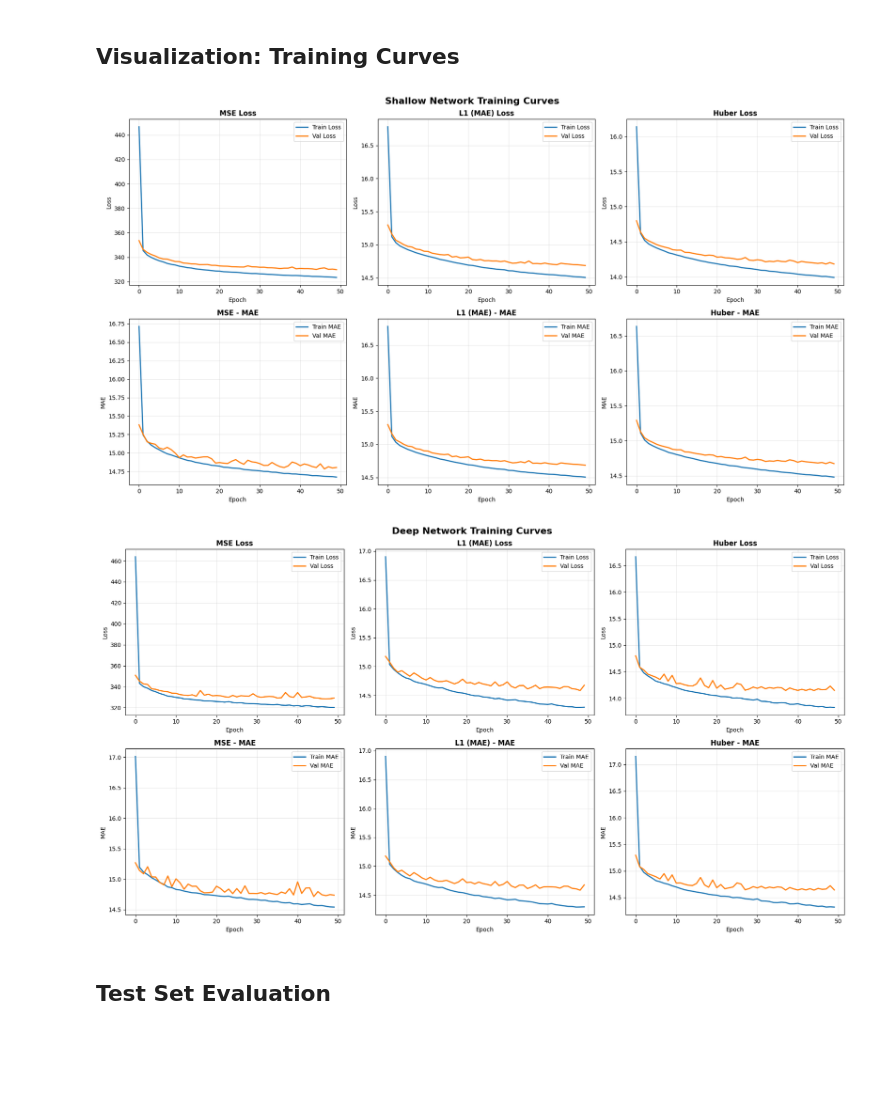
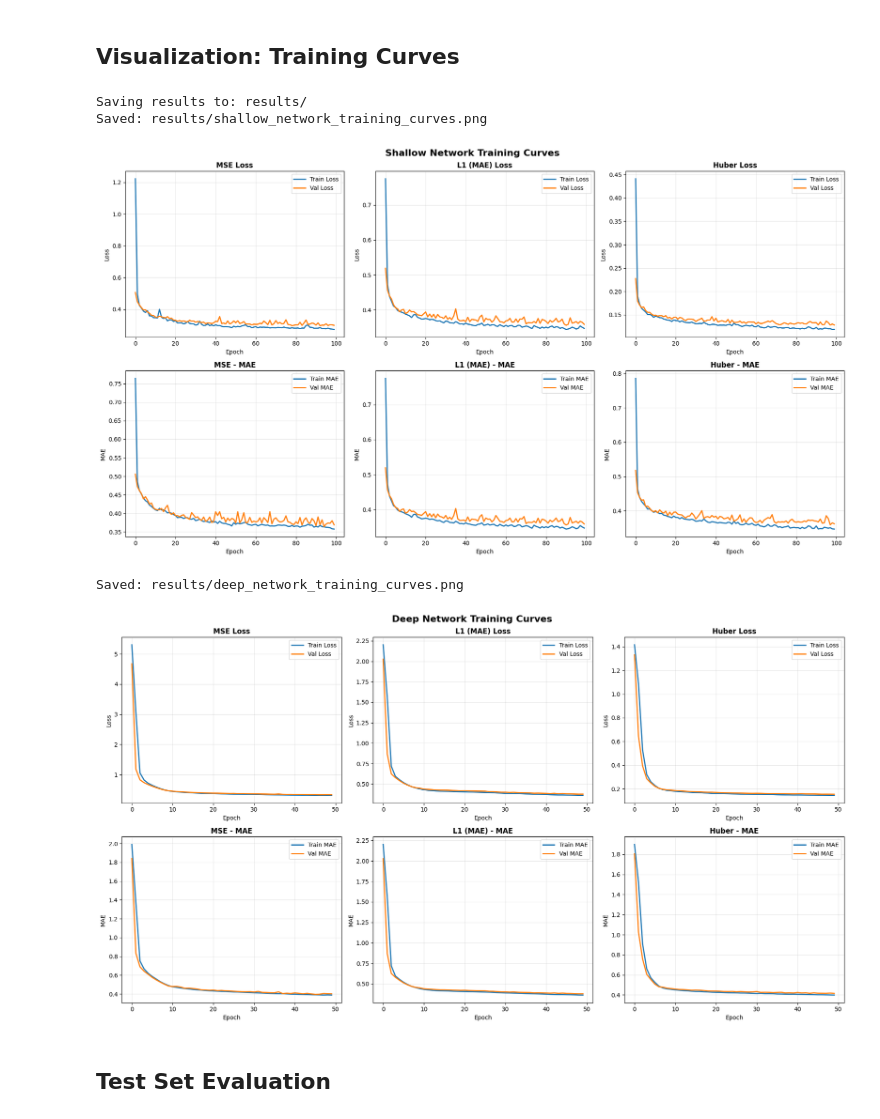
Before and after one commit to sbfroy/ikt469, a Jupyter notebook: assignment1.ipynb, the cells around one changed output. Cells and saved outputs as stored; diff of their text form; code cells hidden in the pictures; blank space fills up the shorter version.

```diff
--- a/assignment1.ipynb
+++ b/assignment1.ipynb
@@ -10,12 +14,13 @@ Path to dataset files: /home/sbfroy/.cache/kagglehub/datasets/tomigelo/spotify-a
 # %%
-import pandas as pd
-import os
-
-# Load the April 2019 dataset
-df = pd.read_csv(os.path.join(path, "SpotifyAudioFeaturesApril2019.csv"))
+# Create DataFrame from California Housing data
+df = housing.frame
 
 print(f"Dataset shape: {df.shape}")
-print(f"Columns: {df.columns.tolist()}")
+print(f"\nColumns and descriptions:")
+print("Features:")
+for col in housing.feature_names:
+    print(f"  - {col}")
+print(f"\nTarget: {housing.target_names[0]} (median house value in $100,000s)")
 print(f"\nFirst few rows:")
 df.head()
 # %% [output]
@@ -242,8 +262,8 @@ class ShallowNetwork(nn.Module):
         return x
 
 # Create shallow network with wide hidden layer
-input_size = X_train_tensor.shape[1]  # 13 features
-hidden_size = 512  # Wide hidden layer
+input_size = X_train_tensor.shape[1]  # 8 features
+hidden_size = 64  # Wide hidden layer
 output_size = 1
 
 shallow_net = ShallowNetwork(input_size, hidden_size, output_size).to(device)
@@ -291,11 +311,10 @@ class DeepNetwork(nn.Module):
         return self.network(x)
 
 # Design deep network with similar parameter budget
-# Target: ~7,681 parameters (same as shallow)
-# With 8 hidden layers, use smaller widths to match budget
-# Gradually decreasing layer sizes
+# With smaller input size (8 features), adjust hidden layers accordingly
+# Using 6 hidden layers with smaller widths to match shallow's ~641 parameters
 
-hidden_sizes = [64, 48, 36, 28, 20, 16, 12, 8]  # 8 hidden layers
+hidden_sizes = [16, 12, 10, 8, 6, 4]  # 6 hidden layers
 deep_net = DeepNetwork(input_size, hidden_sizes, output_size).to(device)
 
 deep_params = count_parameters(deep_net)
@@ -423,12 +442,12 @@ for loss_name, criterion in loss_functions.items():
 
     # Create fresh model
     model = ShallowNetwork(input_size, hidden_size, output_size).to(device)
-    optimizer = optim.Adam(model.parameters(), lr=0.001)
+    optimizer = optim.Adam(model.parameters(), lr=0.01)
 
     # Train
     history, best_val_loss = train_model(
         model, train_loader, val_loader, criterion, optimizer,
-        epochs=50, model_name=f"Shallow-{loss_name}"
+        epochs=100, model_name=f"Shallow-{loss_name}"
     )
 
     # Store results
@@ -516,6 +535,13 @@ DEEP NETWORK TRAINING COMPLETE
 # %% [markdown]
 ## Visualization: Training Curves
 # %%
+import os
+
+# Create output directory for saving figures
+output_dir = 'results'
+os.makedirs(output_dir, exist_ok=True)
+print(f"Saving results to: {output_dir}/")
+
 # Plot training curves for shallow network
 fig, axes = plt.subplots(2, 3, figsize=(18, 10))
 fig.suptitle('Shallow Network Training Curves', fontsize=16, fontweight='bold')
@@ -544,40 +570,47 @@ for idx, (loss_name, results) in enumerate(shallow_results.items()):
     ax.grid(True, alpha=0.3)
 
 plt.tight_layout()
+plt.savefig(f'{output_dir}/shallow_network_training_curves.png', dpi=300, bbox_inches='tight')
+print(f"Saved: {output_dir}/shallow_network_training_curves.png")
 plt.show()
 
 # Plot training curves for deep network
 fig, axes = plt.subplots(2, 3, figsize=(18, 10))
 fig.suptitle('Deep Network Training Curves', fontsize=16, fontweight='bold')
 
 for idx, (loss_name, results) in enumerate(deep_results.items()):
     history = results['history']
 
     # Plot loss
     ax = axes[0, idx]
     ax.plot(history['train_loss'], label='Train Loss', linewidth=2)
     ax.plot(history['val_loss'], label='Val Loss', linewidth=2)
     ax.set_title(f'{loss_name} Loss', fontsize=12, fontweight='bold')
     ax.set_xlabel('Epoch')
     ax.set_ylabel('Loss')
     ax.legend()
     ax.grid(True, alpha=0.3)
 
     # Plot MAE
     ax = axes[1, idx]
     ax.plot(history['train_mae'], label='Train MAE', linewidth=2)
     ax.plot(history['val_mae'], label='Val MAE', linewidth=2)
     ax.set_title(f'{loss_name} - MAE', fontsize=12, fontweight='bold')
     ax.set_xlabel('Epoch')
     ax.set_ylabel('MAE')
     ax.legend()
     ax.grid(True, alpha=0.3)
 
 plt.tight_layout()
+plt.savefig(f'{output_dir}/deep_network_training_curves.png', dpi=300, bbox_inches='tight')
+print(f"Saved: {output_dir}/deep_network_training_curves.png")
 plt.show()
 # %% [output]
+Saving results to: results/
+Saved: results/shallow_network_training_curves.png
-[figure, old version]
+[figure, new version]
+Saved: results/deep_network_training_curves.png
-[figure, old version]
+[figure, new version]
 # %% [markdown]
 ## Test Set Evaluation
 # %%
```
Also changed, not shown: parts of 16 cells of this notebook, 1 other file.
